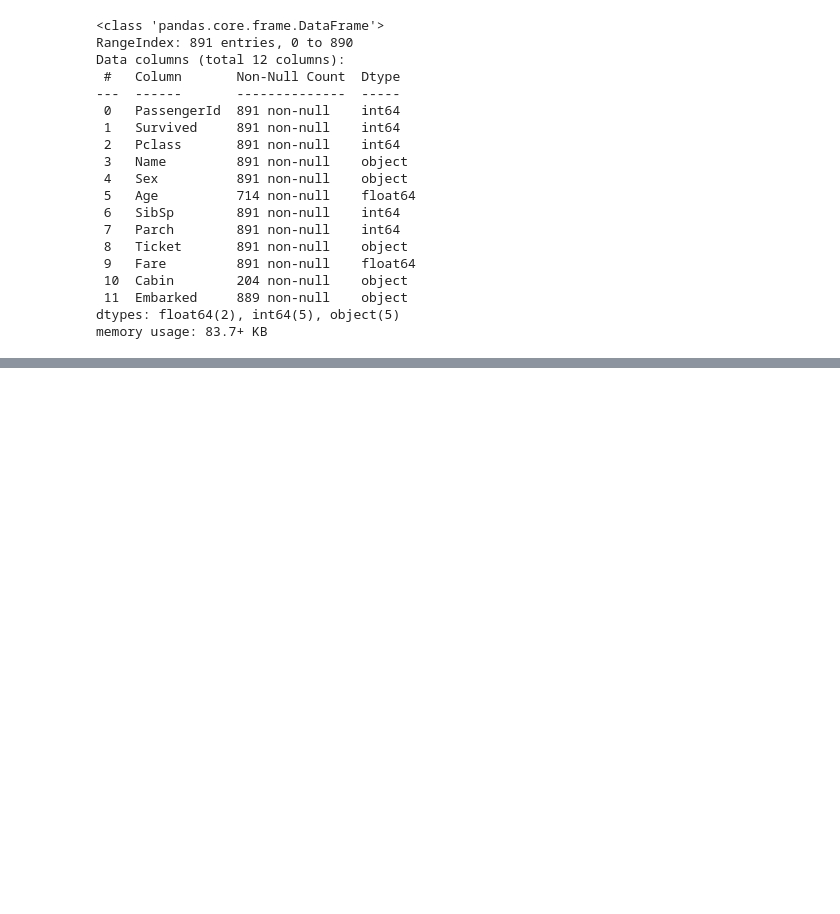
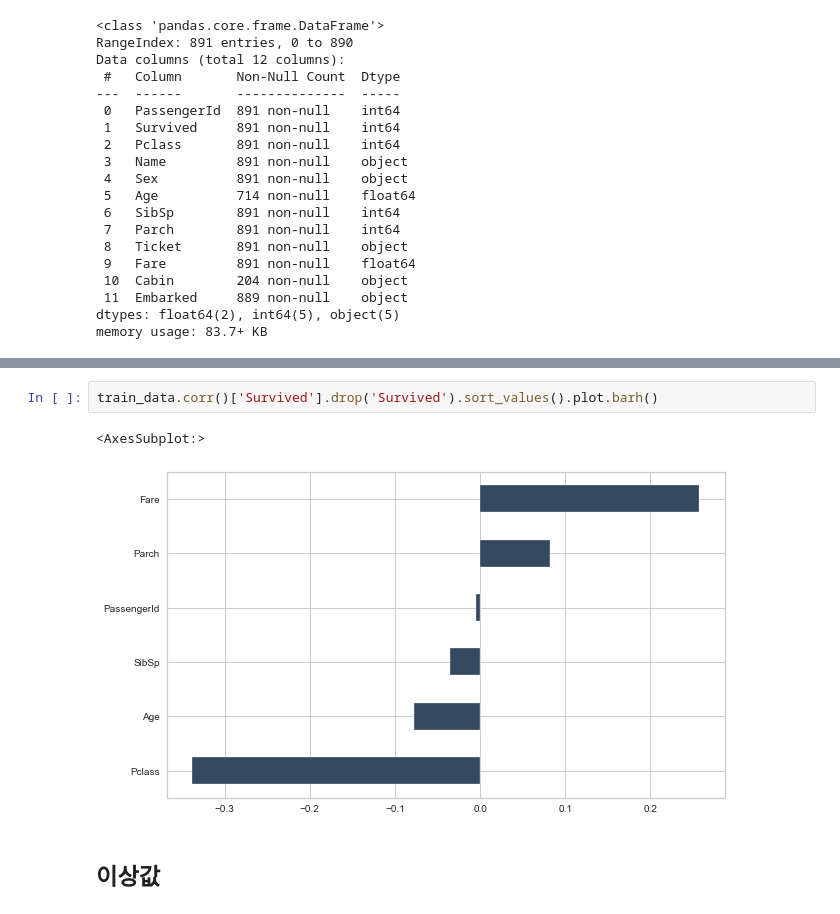
Before and after one commit to kayeehan/Python-practice, a Jupyter notebook: titanic_test.ipynb, the cells around one changed output, grey strips where cells are left out. Drawn from its saved outputs; the diff is of its cells as text; blank space fills up the shorter version.

```diff
--- a/titanic_test.ipynb
+++ b/titanic_test.ipynb
@@ -44,0 +204,8 @@ Titanic 데이터 확인
+# %%
+train_data.corr()['Survived'].drop('Survived').sort_values().plot.barh()
+# %% [output]
+<AxesSubplot:>
+[figure, added]
+# %% [markdown]
+이상값
+---------
```
Also changed, not shown: parts of 72 cells of this notebook.
